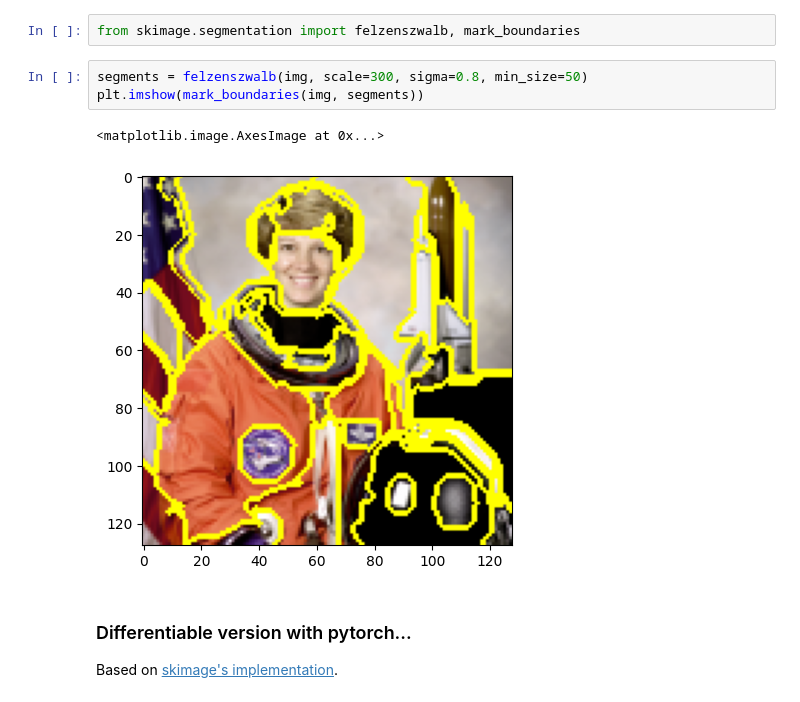
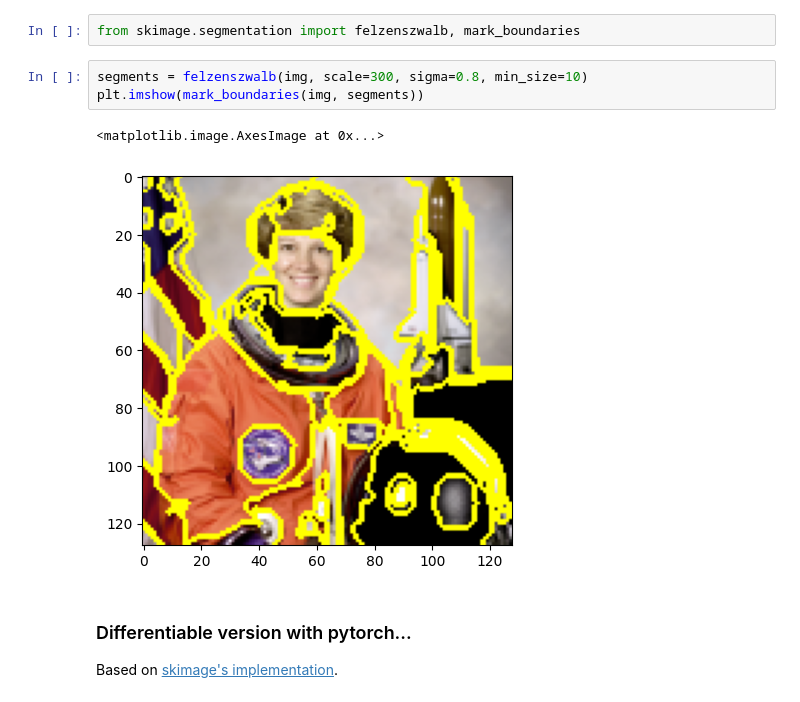
Before and after one commit to jpelayx/graph-segmentation, a Jupyter notebook: felzenszwalb.ipynb, the cells around one changed output. Drawn from its saved outputs; the diff is of its cells as text.

```diff
--- a/felzenszwalb.ipynb
+++ b/felzenszwalb.ipynb
@@ -124,11 +124,11 @@ def show_graph(g, colors=None):
 # %%
 from skimage.segmentation import felzenszwalb, mark_boundaries
 # %%
-segments = felzenszwalb(img, scale=300, sigma=0.8, min_size=50)
+segments = felzenszwalb(img, scale=300, sigma=0.8, min_size=10)
 plt.imshow(mark_boundaries(img, segments))
 # %% [output]
 <matplotlib.image.AxesImage at 0x...>
-[figure, old version]
+[figure, new version]
 # %% [markdown]
 ### Differentiable version with pytorch...
 
```
Also changed, not shown: parts of 14 cells of this notebook.
